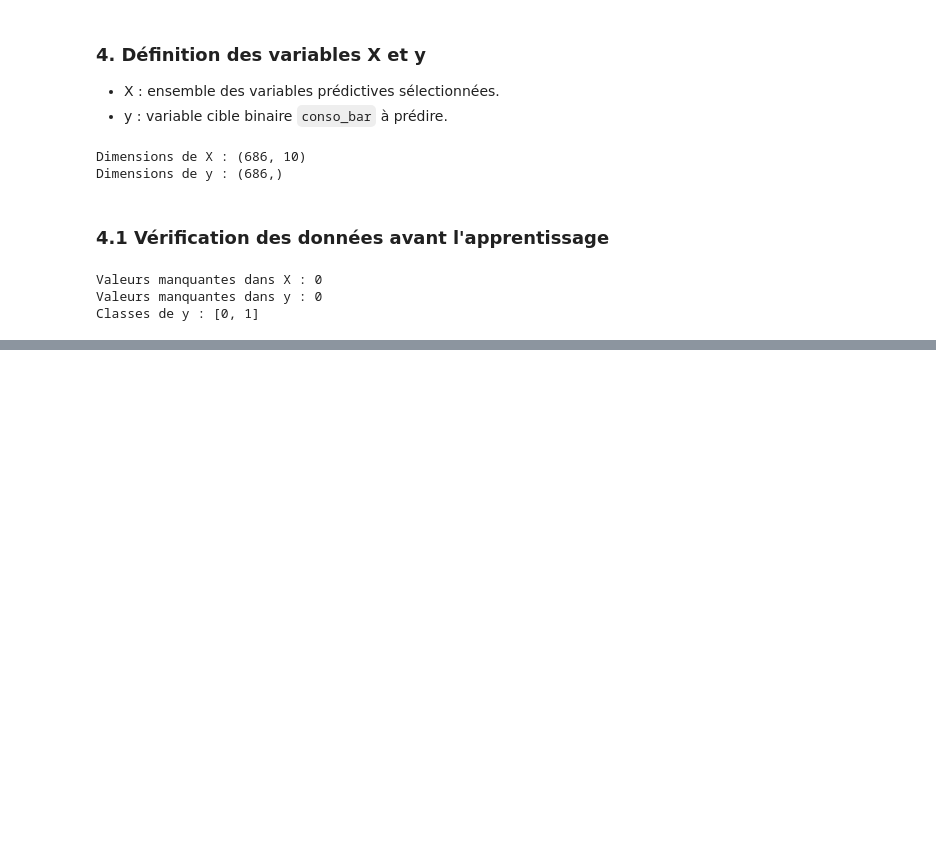
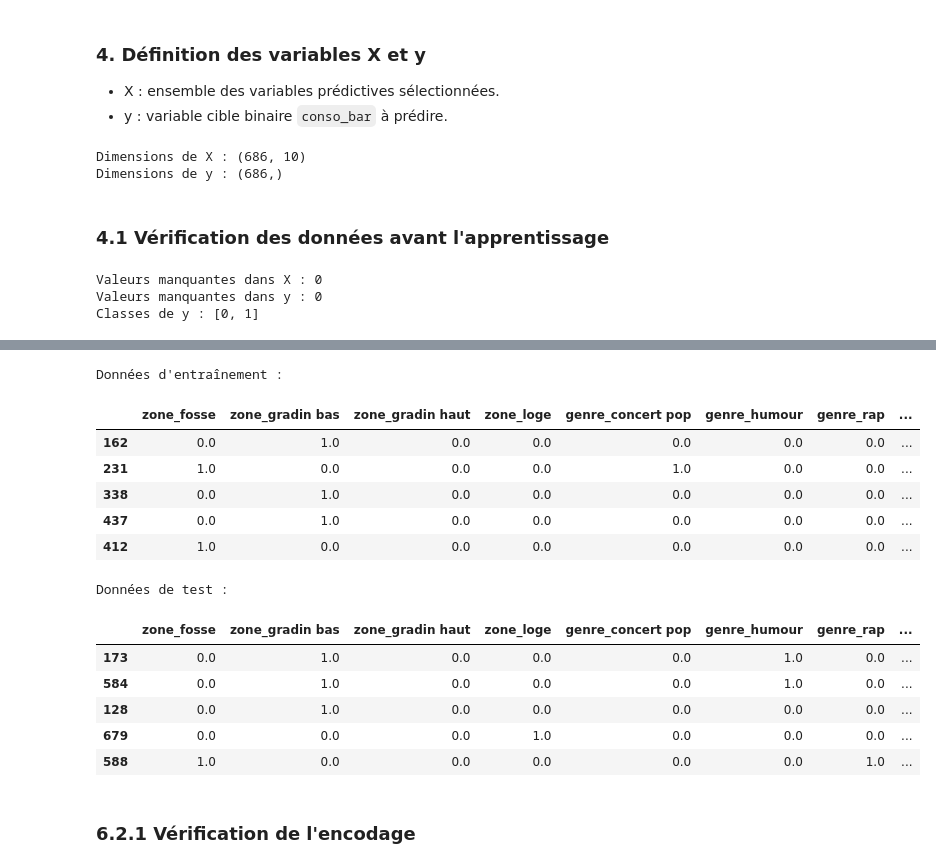
Before and after one commit to Fourkhoub/Projet_DataMining, a Jupyter notebook: notebooks/Question5.ipynb, the cells around one changed output, grey strips where cells are left out. Cells and saved outputs as stored; diff of their text form; code cells hidden in the pictures; blank space fills up the shorter version.

Commit message:
(q5): separation train test, encodage, standardisation et construction du pipeline KNN

```diff
--- a/notebooks/Question5.ipynb
+++ b/notebooks/Question5.ipynb
@@ -449,0 +466,18 @@ Classes de y : [0, 1]
+# %%
+# Importation de la fonction de séparation des données
+from sklearn.model_selection import train_test_split
+
+# Séparation des données d'entraînement et de test
+X_train, X_test, y_train, y_test = train_test_split(
+    X,
+    y,
+    test_size=0.2,
+    random_state=42,
+    stratify=y
+)
+
+# Vérification des dimensions
+print("Dimensions de X_train :", X_train.shape)
+print("Dimensions de X_test :", X_test.shape)
+print("Dimensions de y_train :", y_train.shape)
+print("Dimensions de y_test :", y_test.shape)
@@ -449,0 +627,61 @@ Classes de y : [0, 1]
+# %%
+# Importation de OneHotEncoder
+from sklearn.preprocessing import OneHotEncoder
+
+# Initialisation de l'encodeur
+encoder = OneHotEncoder(
+    handle_unknown='ignore',
+    sparse_output=False
+)
+
+# Encodage des variables catégorielles d'entraînement
+X_train_cat = encoder.fit_transform(
+    X_train[variables_categorielles]
+)
+
+# Encodage des variables catégorielles de test
+X_test_cat = encoder.transform(
+    X_test[variables_categorielles]
+)
+
+# Récupération des noms des nouvelles colonnes
+colonnes_encodees = encoder.get_feature_names_out(
+    variables_categorielles
+)
+
+# Conversion des résultats en DataFrames
+X_train_cat = pd.DataFrame(
+    X_train_cat,
+    columns=colonnes_encodees,
+    index=X_train.index
+)
+
+X_test_cat = pd.DataFrame(
+    X_test_cat,
+    columns=colonnes_encodees,
+    index=X_test.index
+)
+
+# Aperçu des données encodées
+print("Données d'entraînement :")
+display(X_train_cat.head())
+
+print("Données de test :")
+display(X_test_cat.head())
+# %% [output]
+Données d'entraînement :
+|  | zone_fosse | zone_gradin bas | zone_gradin haut | zone_loge | genre_concert pop | genre_humour | genre_rap | ... |
+| 162 | 0.0 | 1.0 | 0.0 | 0.0 | 0.0 | 0.0 | 0.0 | ... |
+| 231 | 1.0 | 0.0 | 0.0 | 0.0 | 1.0 | 0.0 | 0.0 | ... |
+| 338 | 0.0 | 1.0 | 0.0 | 0.0 | 0.0 | 0.0 | 0.0 | ... |
+| 437 | 0.0 | 1.0 | 0.0 | 0.0 | 0.0 | 0.0 | 0.0 | ... |
+| 412 | 1.0 | 0.0 | 0.0 | 0.0 | 0.0 | 0.0 | 0.0 | ... |
+Données de test :
+|  | zone_fosse | zone_gradin bas | zone_gradin haut | zone_loge | genre_concert pop | genre_humour | genre_rap | ... |
+| 173 | 0.0 | 1.0 | 0.0 | 0.0 | 0.0 | 1.0 | 0.0 | ... |
+| 584 | 0.0 | 1.0 | 0.0 | 0.0 | 0.0 | 1.0 | 0.0 | ... |
+| 128 | 0.0 | 1.0 | 0.0 | 0.0 | 0.0 | 0.0 | 0.0 | ... |
+| 679 | 0.0 | 0.0 | 0.0 | 1.0 | 0.0 | 0.0 | 0.0 | ... |
+| 588 | 1.0 | 0.0 | 0.0 | 0.0 | 0.0 | 0.0 | 1.0 | ... |
+# %% [markdown]
+### 6.2.1 Vérification de l'encodage
```
Also changed, not shown: parts of 26 cells of this notebook.
